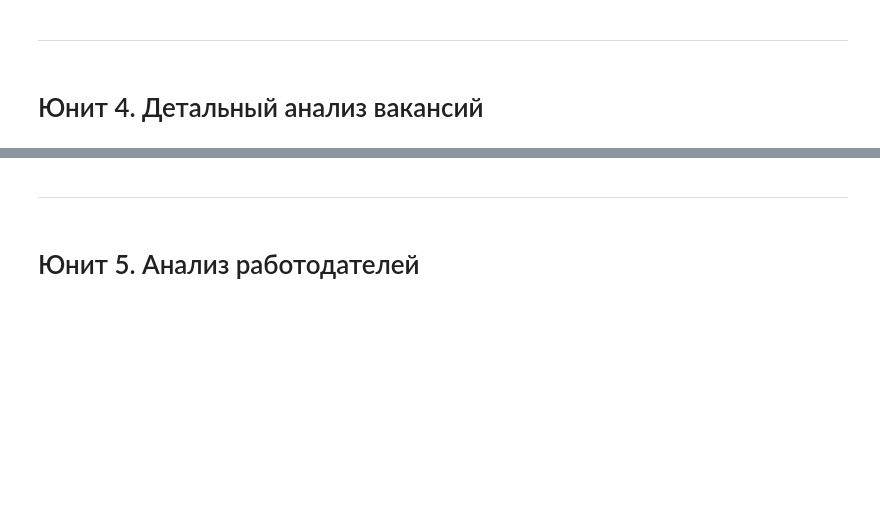
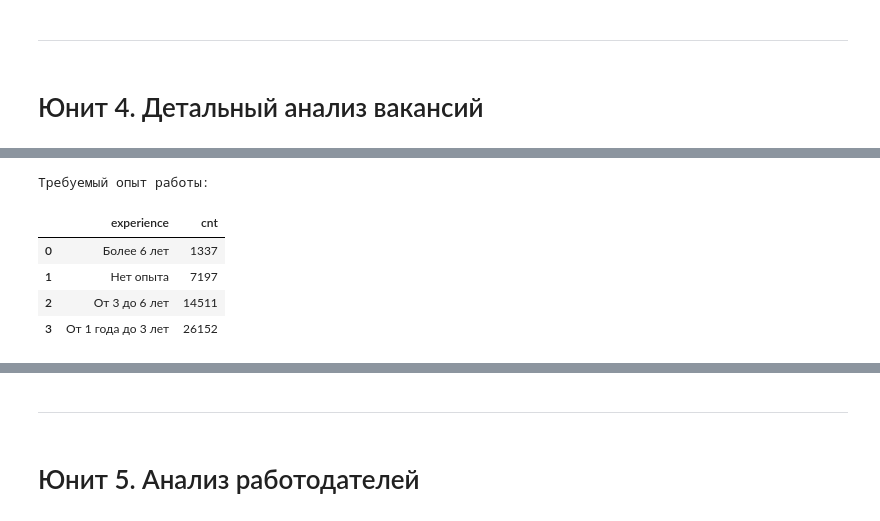
Before and after one commit to denis-marchenkov-sf/sf_headhunter_sql, a Jupyter notebook: main.ipynb, the cells around one changed output, grey strips where cells are left out. Cells and saved outputs as stored; diff of their text form; code cells hidden in the pictures; blank space fills up the shorter version.

```diff
--- a/main.ipynb
+++ b/main.ipynb
@@ -79,4 +257,29 @@ query_3_1 = f'''
 # %%
 # текст запроса
+query_4_5 = f'''
+
+SELECT
+    experience,
+    COUNT(id) AS cnt
+FROM
+    public.vacancies
+WHERE
+    experience IS NOT NULL
+GROUP BY
+    experience
+ORDER BY cnt ASC
+
+'''
 # %%
 # результат запроса
+df_experience = pd.read_sql_query(query_4_5, connection)
+
+print('Требуемый опыт работы:')
+display(df_experience)
+# %% [output]
+Требуемый опыт работы:
+|  | experience | cnt |
+| 0 | Более 6 лет | 1337 |
+| 1 | Нет опыта | 7197 |
+| 2 | От 3 до 6 лет | 14511 |
+| 3 | От 1 года до 3 лет | 26152 |
```
Also changed, not shown: parts of 32 cells of this notebook, 5 other files.
